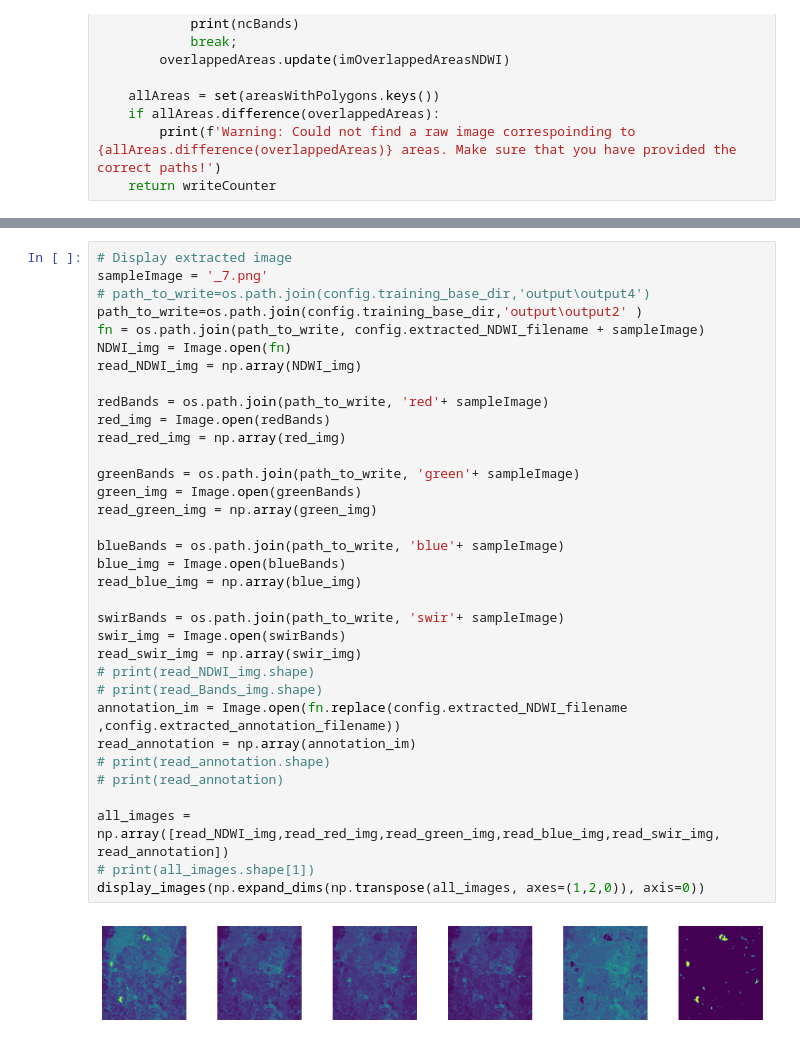
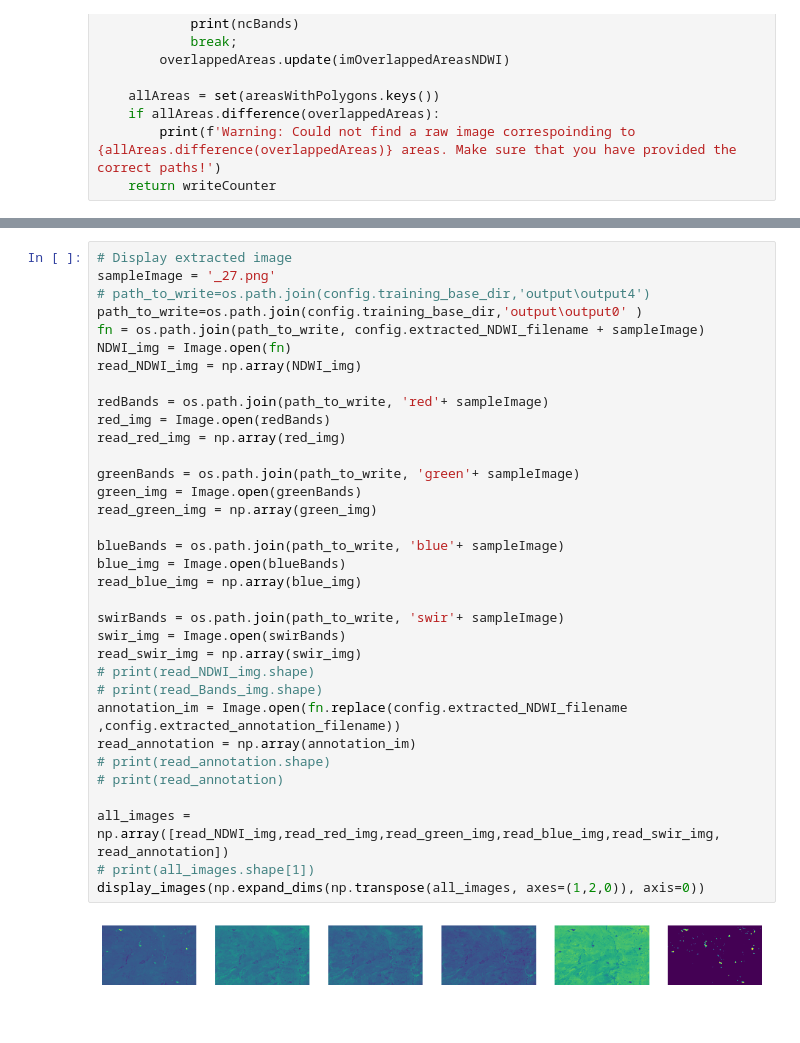
Before and after one commit to beihuihu/U_Net, a Jupyter notebook: notebooks/1-Preprocessing.ipynb, the cells around one changed output, grey strips where cells are left out. Cells and saved outputs as stored; diff of their text form.

```diff
--- a/notebooks/1-Preprocessing.ipynb
+++ b/notebooks/1-Preprocessing.ipynb
@@ -344,36 +332,36 @@ print(writeCounter)
 # %%
 # Display extracted image
-sampleImage = '_7.png'
+sampleImage = '_27.png'
 # path_to_write=os.path.join(config.training_base_dir,'output\output4')
-path_to_write=os.path.join(config.training_base_dir,'output\output2' )
+path_to_write=os.path.join(config.training_base_dir,'output\output0' )
 fn = os.path.join(path_to_write, config.extracted_NDWI_filename + sampleImage)
 NDWI_img = Image.open(fn)
 read_NDWI_img = np.array(NDWI_img)
 
 redBands = os.path.join(path_to_write, 'red'+ sampleImage)
 red_img = Image.open(redBands)
 read_red_img = np.array(red_img)
 
 greenBands = os.path.join(path_to_write, 'green'+ sampleImage)
 green_img = Image.open(greenBands)
 read_green_img = np.array(green_img)
 
 blueBands = os.path.join(path_to_write, 'blue'+ sampleImage)
 blue_img = Image.open(blueBands)
 read_blue_img = np.array(blue_img)
 
 swirBands = os.path.join(path_to_write, 'swir'+ sampleImage)
 swir_img = Image.open(swirBands)
 read_swir_img = np.array(swir_img)
 # print(read_NDWI_img.shape)
 # print(read_Bands_img.shape)
 annotation_im = Image.open(fn.replace(config.extracted_NDWI_filename ,config.extracted_annotation_filename))
 read_annotation = np.array(annotation_im)
 # print(read_annotation.shape)
 # print(read_annotation)
 
 all_images = np.array([read_NDWI_img,read_red_img,read_green_img,read_blue_img,read_swir_img, read_annotation])
 # print(all_images.shape[1])
 display_images(np.expand_dims(np.transpose(all_images, axes=(1,2,0)), axis=0))
 # %% [output]
-[figure, old version]
+[figure, new version]
```
Also changed, not shown: parts of 8 cells of this notebook, 36 other files.
